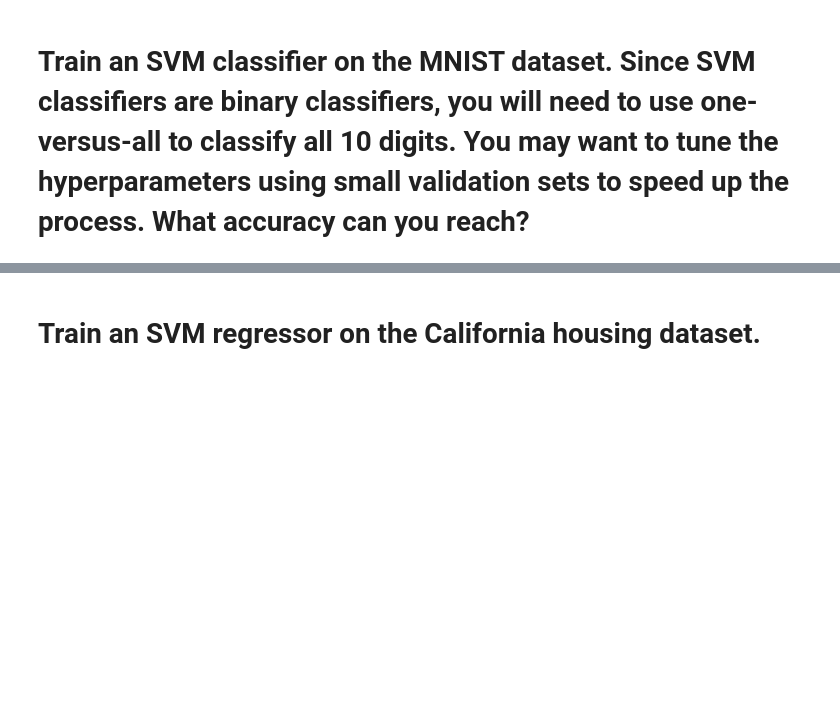
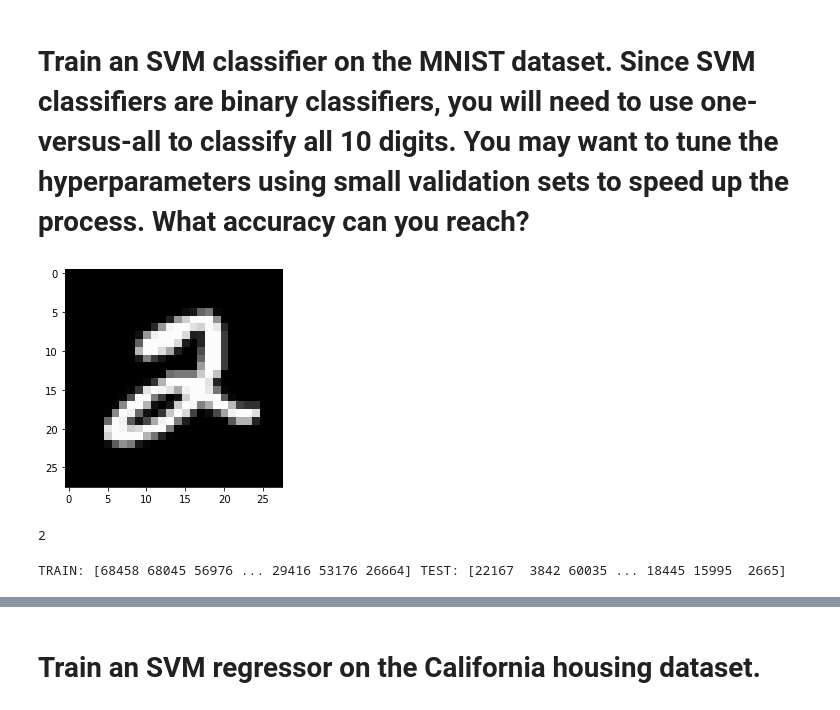
Before and after one commit to easypanda/Handson-ML2, a Jupyter notebook: Chapter 5: Support Vector Machines/Exercices_Support_Vector_Machines.ipynb, the cells around one changed output, grey strips where cells are left out. Saved outputs shown, nothing was run; the diff lists cells and outputs as text; code cells hidden in the pictures; blank space fills up the shorter version.

```diff
--- a/Chapter 5: Support Vector Machines/Exercices_Support_Vector_Machines.ipynb
+++ b/Chapter 5: Support Vector Machines/Exercices_Support_Vector_Machines.ipynb
@@ -47,0 +139,10 @@ from sklearn.svm import LinearSVC
+# %%
+X, y = fetch_openml('mnist_784', version=1, return_X_y=True)
+# %%
+#One image and its label
+plt.imshow(X[5].reshape((28,28)), cmap='gray')
+plt.show()
+print(y[5])
+# %% [output]
+[figure, added]
+2
@@ -47,0 +154,7 @@ from sklearn.svm import LinearSVC
+# %%
+for train_index, test_index in SSS.split(X, y):
+    print("TRAIN:", train_index, "TEST:", test_index)
+    X_train, X_test = X[train_index], X[test_index]
+    y_train, y_test = y[train_index], y[test_index]
+# %% [output]
+TRAIN: [68458 68045 56976 ... 29416 53176 26664] TEST: [22167  3842 60035 ... 18445 15995  2665]
```
Also changed, not shown: parts of 47 cells of this notebook, 2 other files.
